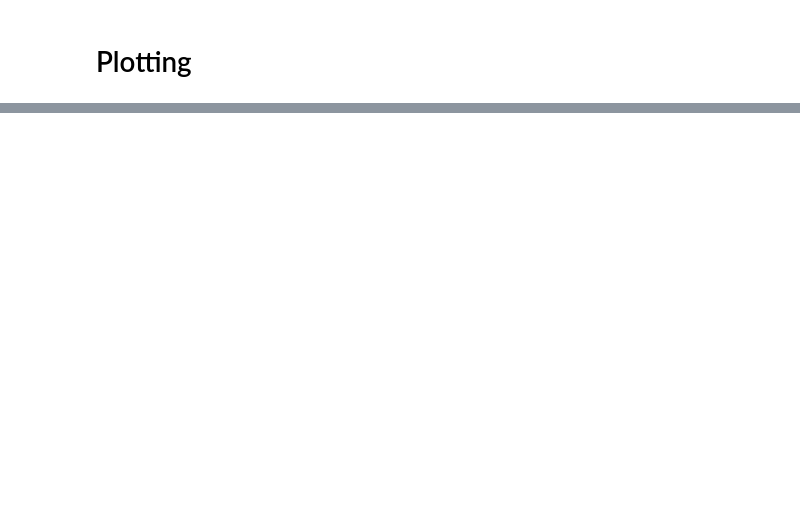
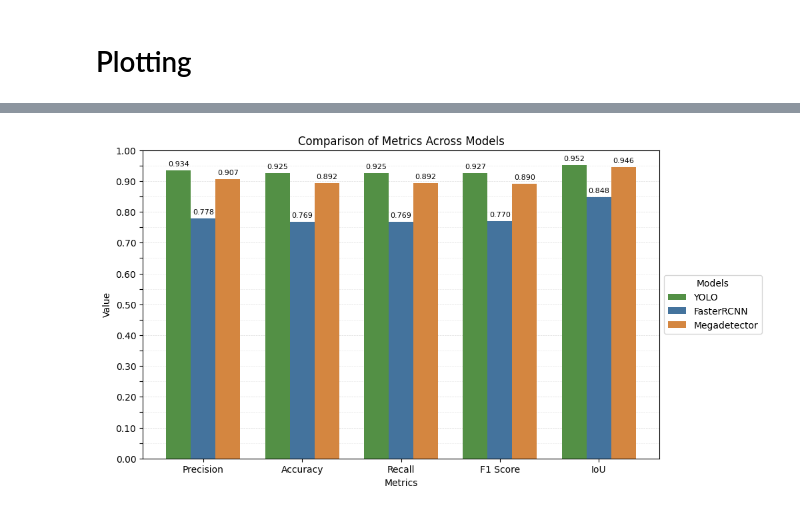
Before and after one commit to ziriraha/snieves-donana-benchmark, a Jupyter notebook: models/analysis/study.ipynb, the cells around one changed output, grey strips where cells are left out. Saved outputs shown, nothing was run; the diff lists cells and outputs as text; code cells hidden in the pictures; blank space fills up the shorter version.

```diff
--- a/models/analysis/study.ipynb
+++ b/models/analysis/study.ipynb
@@ -102,3 +151,48 @@ for metric, table in metrics_tables.items():
+# %%
+# Create a new plot with all metrics in the same plot
+def plot_all_metrics(results, colors):
+    metrics = ["precision", "accuracy", "recall", "f1", "iou"]
+    names = ["Precision", "Accuracy", "Recall", "F1 Score", "IoU"]
+    x = np.arange(len(metrics))  # the label locations
+    width = 0.25  # the width of the bars
+
+    fig, ax = plt.subplots(figsize=(10, 6))
+
+    for i, model in enumerate(results["model"]):
+        values = results.loc[results["model"] == model, metrics].values.flatten()
+        ax.bar(x + i * width, values, width, label=model, color=colors[model])
+
+    # Add labels, title, and legend
+    ax.set_xlabel("Metrics")
+    ax.set_ylabel("Value")
+    ax.set_title("Comparison of Metrics Across Models")
+    ax.set_xticks(x + width)
+    ax.set_xticklabels(names)
+    ax.set_ylim(0, 1)
+    ax.set_yticks([i * 0.05 for i in range(21)])
+    ax.set_yticklabels([f"{i * 0.05:.2f}" if i % 2 == 0 else "" for i in range(21)])
+    for tick in plt.yticks()[0]:
+        if tick*100 % 2: plt.axhline(y=tick, color='lightgray', linestyle='--', linewidth=0.5, alpha=0.5, zorder=0)
+        else: plt.axhline(y=tick, color='lightgray', linestyle='--', linewidth=0.5, alpha=0.8, zorder=0)
+
+    ax.legend(title="Models", loc="center left", bbox_to_anchor=(1, 0.5))
+
+    # Add exact values on top of each bar
+    for bar in ax.patches:
+        ax.text(
+            bar.get_x() + bar.get_width() / 2,
+            bar.get_height() + 0.01,
+            f"{bar.get_height():.3f}",
+            ha="center",
+            va="bottom",
+            fontsize=8,
+        )
+
+    plt.show()
+
+plot_all_metrics(results, COLORS)
+# %% [output]
+[figure, added]
 # %%
 # Normalize and show the confusion matrix for each model
 def plot_confusion_matrix(matrix, model):
```
Also changed, not shown: parts of 10 cells of this notebook.
